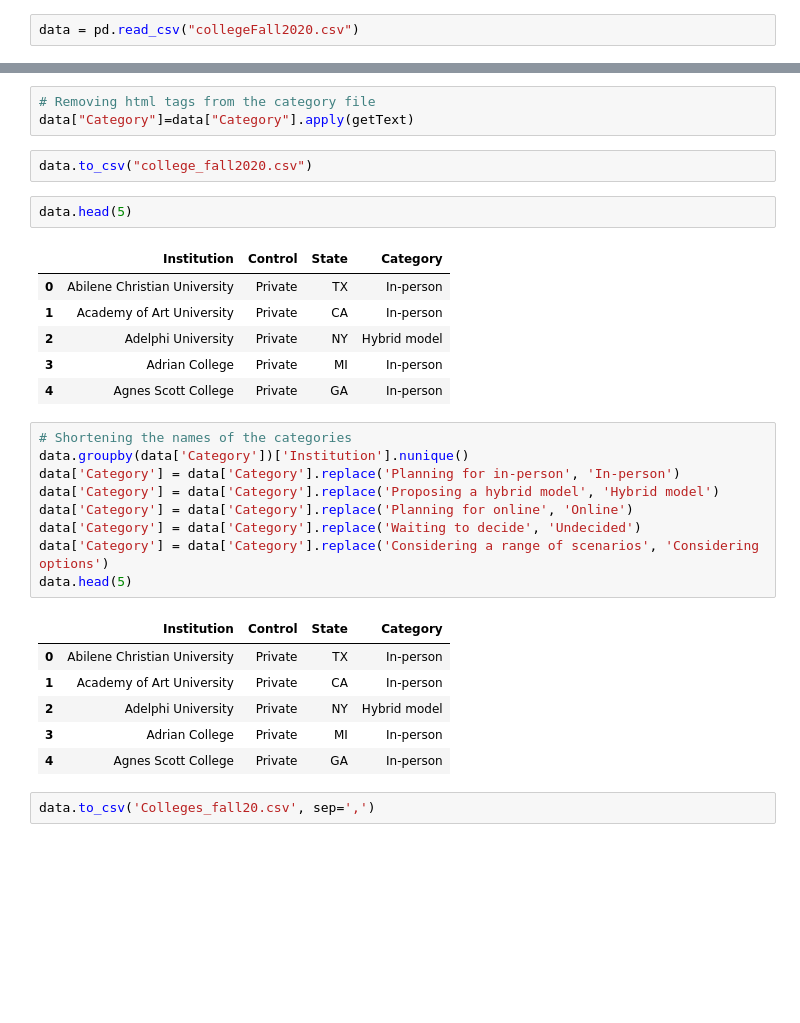
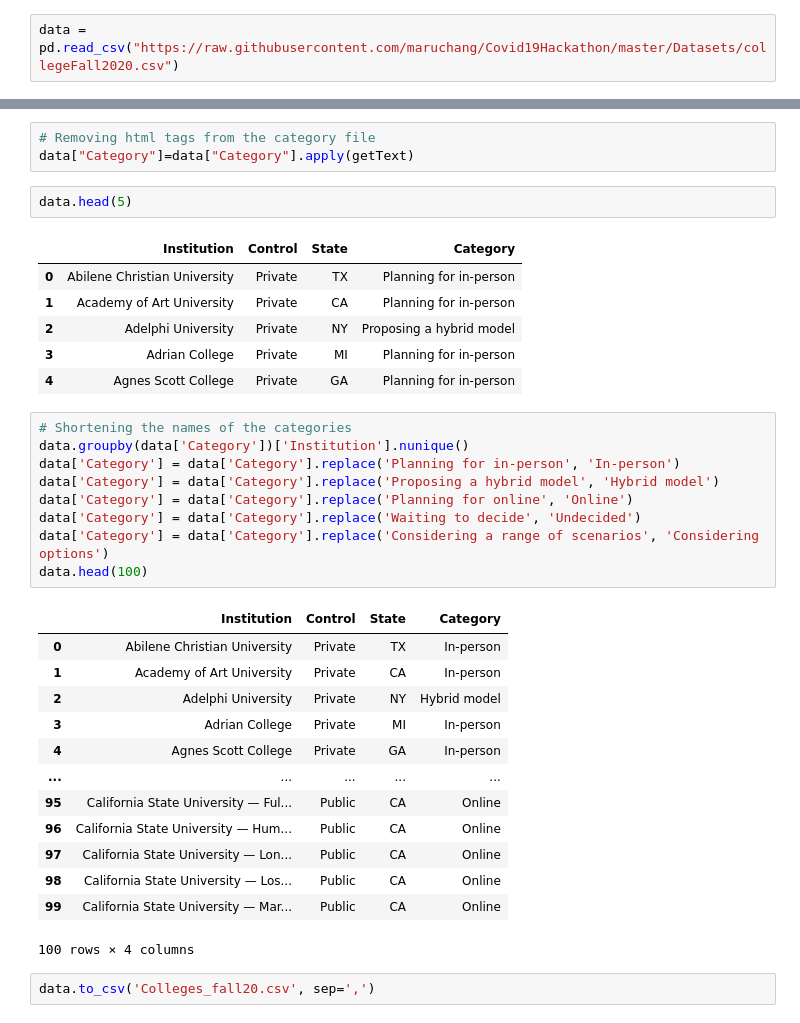
Before and after one commit to maruchang/Covid19Hackathon, a Jupyter notebook: Cleaning_data.ipynb, the cells around one changed output, grey strips where cells are left out. Saved outputs shown, nothing was run; the diff lists cells and outputs as text; blank space fills up the shorter version.

Commit message:
Adding new datasets and more code

```diff
--- a/Cleaning_data.ipynb
+++ b/Cleaning_data.ipynb
@@ -8,7 +8,7 @@ import numpy as np
 # **College decision in fall 2020**
 Src: https://www.chronicle.com/article/Here-s-a-List-of-Colleges-/248626
 # %%
-data = pd.read_csv("collegeFall2020.csv")
+data = pd.read_csv("https://raw.githubusercontent.com/maruchang/Covid19Hackathon/master/Datasets/collegeFall2020.csv")
 # %%
 # Cleaning html tags
 def getText(x):
@@ -16,33 +16,38 @@ def getText(x):
 # %%
 # Removing html tags from the category file
 data["Category"]=data["Category"].apply(getText)
-# %%
-data.to_csv("college_fall2020.csv")
 # %%
 data.head(5)
 # %% [output]
 |  | Institution | Control | State | Category |
-| 0 | Abilene Christian University | Private | TX | In-person |
-| 1 | Academy of Art University | Private | CA | In-person |
-| 2 | Adelphi University | Private | NY | Hybrid model |
-| 3 | Adrian College | Private | MI | In-person |
-| 4 | Agnes Scott College | Private | GA | In-person |
+| 0 | Abilene Christian University | Private | TX | Planning for in-person |
+| 1 | Academy of Art University | Private | CA | Planning for in-person |
+| 2 | Adelphi University | Private | NY | Proposing a hybrid model |
+| 3 | Adrian College | Private | MI | Planning for in-person |
+| 4 | Agnes Scott College | Private | GA | Planning for in-person |
 # %%
 # Shortening the names of the categories
 data.groupby(data['Category'])['Institution'].nunique()
 data['Category'] = data['Category'].replace('Planning for in-person', 'In-person')
 data['Category'] = data['Category'].replace('Proposing a hybrid model', 'Hybrid model')
 data['Category'] = data['Category'].replace('Planning for online', 'Online')
 data['Category'] = data['Category'].replace('Waiting to decide', 'Undecided')
 data['Category'] = data['Category'].replace('Considering a range of scenarios', 'Considering options')
-data.head(5)
+data.head(100)
 # %% [output]
 |  | Institution | Control | State | Category |
 | 0 | Abilene Christian University | Private | TX | In-person |
 | 1 | Academy of Art University | Private | CA | In-person |
 | 2 | Adelphi University | Private | NY | Hybrid model |
 | 3 | Adrian College | Private | MI | In-person |
 | 4 | Agnes Scott College | Private | GA | In-person |
+| ... | ... | ... | ... | ... |
+| 95 | California State University — Ful... | Public | CA | Online |
+| 96 | California State University — Hum... | Public | CA | Online |
+| 97 | California State University — Lon... | Public | CA | Online |
+| 98 | California State University — Los... | Public | CA | Online |
+| 99 | California State University — Mar... | Public | CA | Online |
+100 rows × 4 columns
 # %%
 data.to_csv('Colleges_fall20.csv', sep=',')
 # %% [markdown]
```
Also changed, not shown: parts of 4 cells of this notebook, 4 other files.
